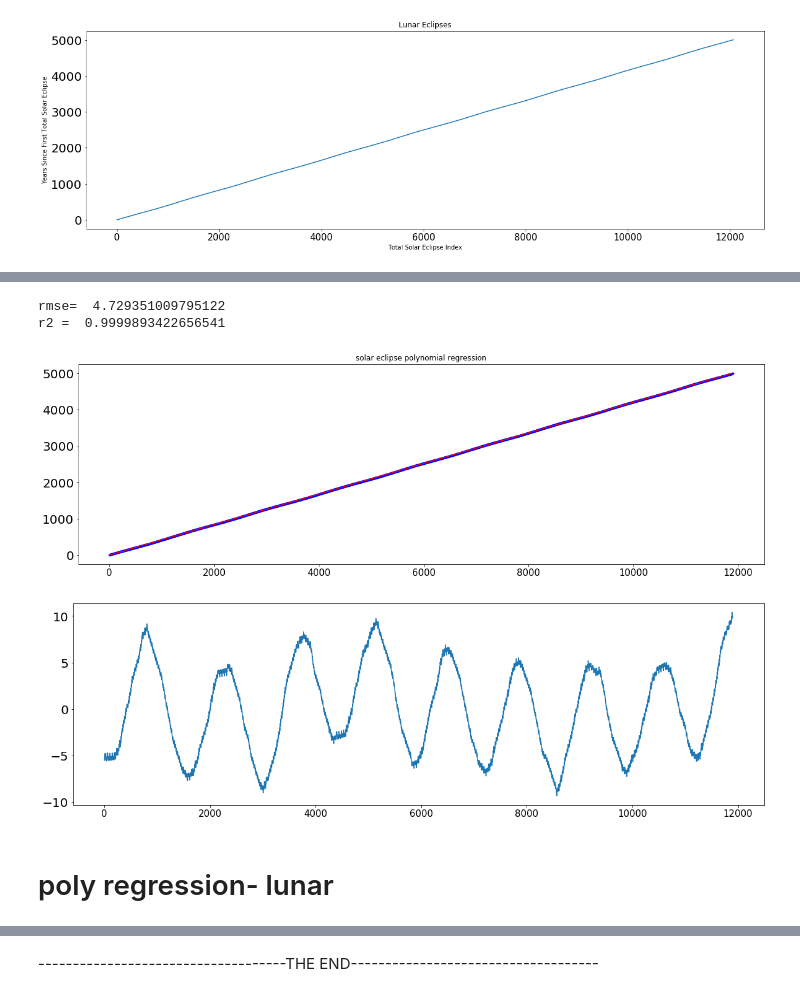
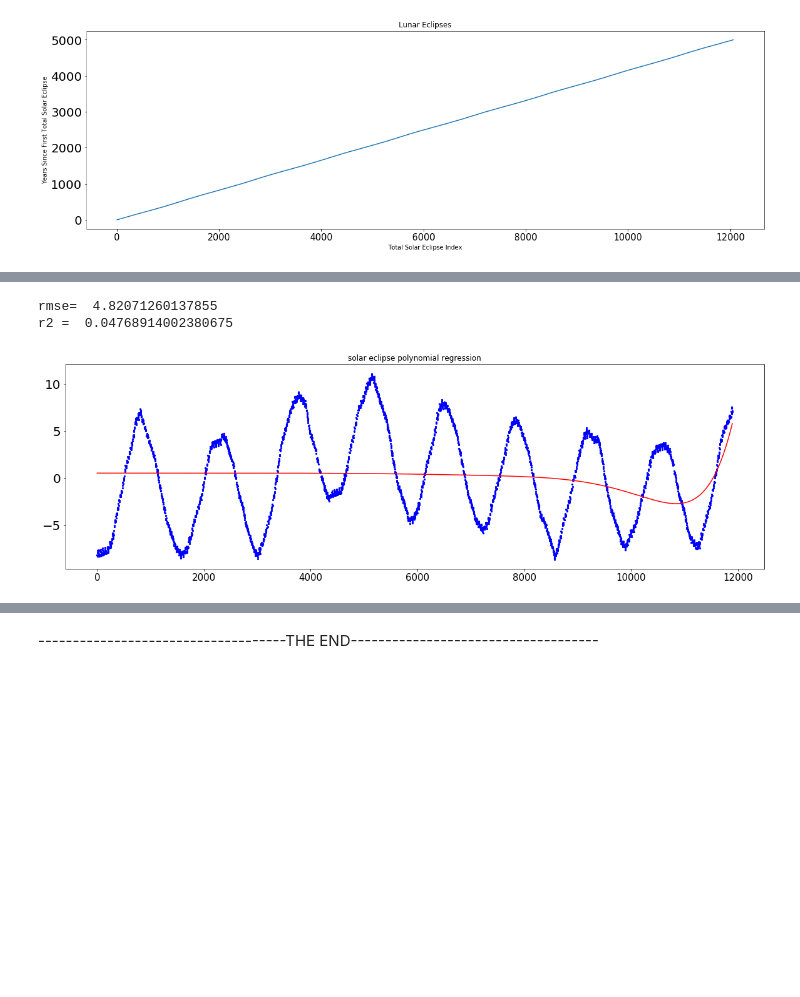
Before and after one commit to rachelraikar/Capstone1-Eclipses, a Jupyter notebook: Solar-and-Lunar-Eclipse-Capstone.ipynb, the cells around one changed output, grey strips where cells are left out. Cells and saved outputs as stored; diff of their text form; code cells hidden in the pictures; blank space fills up the shorter version.

Commit message:
all regressions

```diff
--- a/Solar-and-Lunar-Eclipse-Capstone.ipynb
+++ b/Solar-and-Lunar-Eclipse-Capstone.ipynb
@@ -652,7 +632,7 @@ def get_linreg_format(df):
     return x, y
 
 #create the x,y values for solar eclipses
-x_solar, y_solar = get_linreg_format(solar)
+x_solar, y_solar = get_linreg_format(total_solar)
 # %%
 # print(x_solar)
 # print(y_solar)
@@ -817,49 +1304,42 @@ MSE:  11.85271335914239
 # %%
-#polynomial regression-solar
+# transforming the data to include another axis
+x_solar_poly = x_solar[:, np.newaxis]
+y_diff_poly = y_diff[:, np.newaxis]
 
-import operator
-
-from sklearn.metrics import mean_squared_error, r2_score
-from sklearn.preprocessing import PolynomialFeatures
-
-# transforming the data to include another axis
-x_solar_polyreg, y_solar_polyreg = get_linreg_format(solar)
-x_solar_polyreg = x_solar_polyreg[:, np.newaxis]
-y_solar_polyreg = y_solar_polyreg[:, np.newaxis]
-
-polynomial_features= PolynomialFeatures(degree=2)
-x_poly = polynomial_features.fit_transform(x_solar_polyreg)
+polynomial_features= PolynomialFeatures(degree=12)
+x_poly = polynomial_features.fit_transform(x_solar_poly)
 
 model = LinearRegression()
-model.fit(x_poly, y_solar_polyreg)
+model.fit(x_poly, y_diff)
 y_poly_pred = model.predict(x_poly)
 
-rmse = np.sqrt(mean_squared_error(y_solar_polyreg,y_poly_pred))
-r2 = r2_score(y_solar_polyreg,y_poly_pred)
+rmse = np.sqrt(mean_squared_error(y_diff_poly,y_poly_pred))
+r2 = r2_score(y_diff_poly,y_poly_pred)
 print('rmse= ',rmse)
 print('r2 = ',r2)
 
-plt.scatter(x_solar_polyreg, y_solar_polyreg, s=5,color='blue')
+plt.scatter(x_solar_poly, y_diff_poly, s=5,color='blue')
 # sort the values of x before line plot
 sort_axis = operator.itemgetter(0)
 sorted_zip = sorted(zip(x_solar_polyreg,y_poly_pred), key=sort_axis)
-x_solar_polyreg, y_poly_pred = zip(*sorted_zip)
-plt.plot(x_solar_polyreg, y_poly_pred, color='red')
+x_solar, y_poly_pred = zip(*sorted_zip)
+plt.plot(x_solar_poly, y_poly_pred, color='red')
 plt.title('solar eclipse polynomial regression')
 plt.show()
 
 
-#compute difference between predicted and actual
-y_diff_solar_poly = y_poly_pred - y_solar_polyreg
+# # calculate new x's and y's
+# x_new = np.linspace(x_solar[0], x_solar[-1], len(x_solar))
+# y_new = f(x_new)
 
+# plt.plot(x_solar, y_diff, 'o', x_new, y_new)
+# plt.xlim([x_solar[0]-1, x_solar[-1] + 1 ])
+# plt.show()
 
-#plots differnce between predicted and actual
-_ = plt.plot(x_solar_polyreg, y_diff_solar_poly_poly)
-_ = plt.show()
+# y_predicted_new = y_predicted - y_new
+# print('Root MSE: ',np.sqrt(mean_squared_error(y_solar, y_poly_pred)))
+# print('MSE: ',mean_squared_error(y_solar, y_predicted_new))
 # %% [output]
-rmse=  4.729351009795122
-r2 =  0.9999893422656541
+rmse=  4.82071260137855
+r2 =  0.04768914002380675
-[figure, old version]
+[figure, new version]
-[figure, removed]
-# %% [markdown]
-# poly regression- lunar
```
Also changed, not shown: parts of 34 cells of this notebook.
